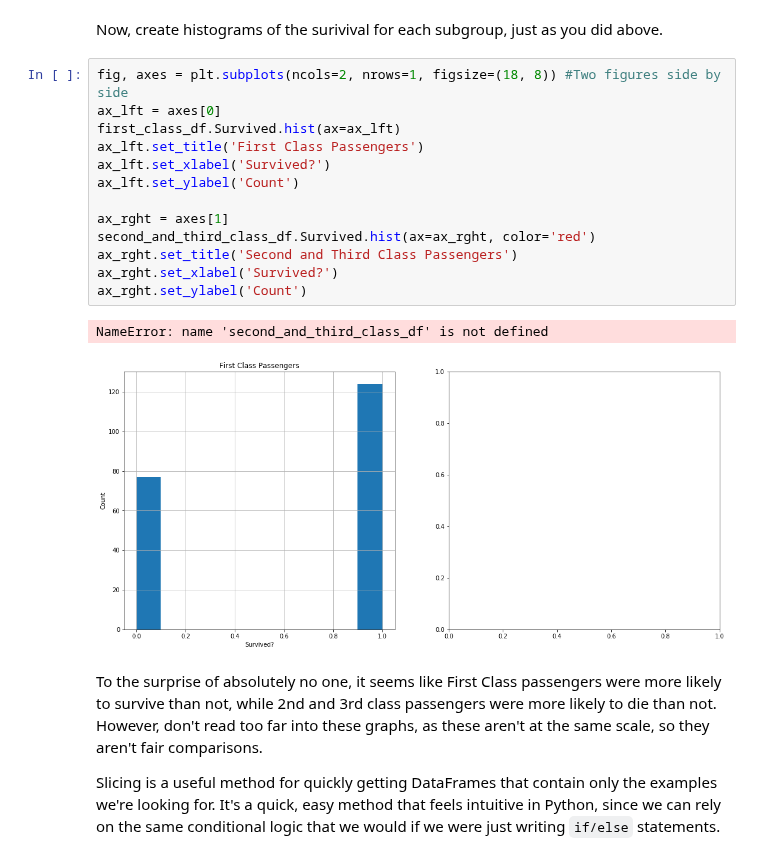
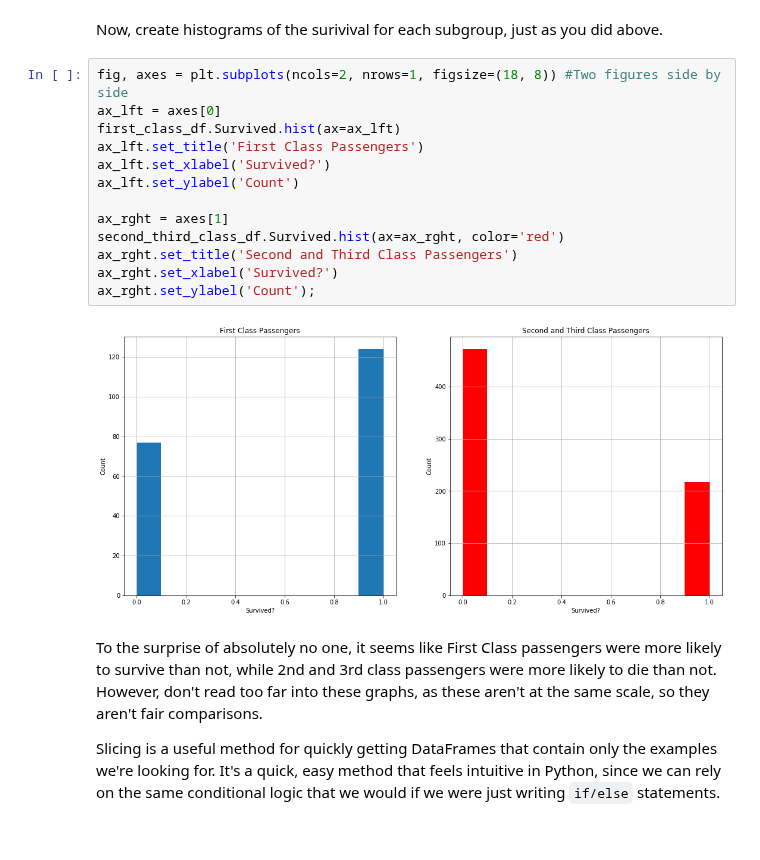
Before and after one commit to cjriggio/dsc-using-sql-with-pandas-lab-nyc-ds-career-042219, a Jupyter notebook: index.ipynb, the cells around one changed output. Cells and saved outputs as stored; diff of their text form.

```diff
--- a/index.ipynb
+++ b/index.ipynb
@@ -154,19 +154,18 @@ Now, create histograms of the surivival for each subgroup, just as you did above
 # %%
 fig, axes = plt.subplots(ncols=2, nrows=1, figsize=(18, 8)) #Two figures side by side
 ax_lft = axes[0]
 first_class_df.Survived.hist(ax=ax_lft)
 ax_lft.set_title('First Class Passengers')
 ax_lft.set_xlabel('Survived?')
 ax_lft.set_ylabel('Count')
 
 ax_rght = axes[1]
-second_and_third_class_df.Survived.hist(ax=ax_rght, color='red')
+second_third_class_df.Survived.hist(ax=ax_rght, color='red')
 ax_rght.set_title('Second and Third Class Passengers')
 ax_rght.set_xlabel('Survived?')
-ax_rght.set_ylabel('Count')
+ax_rght.set_ylabel('Count');
 # %% [output]
-NameError: name 'second_and_third_class_df' is not defined
-[figure, old version]
+[figure, new version]
 # %% [markdown]
 To the surprise of absolutely no one, it seems like First Class passengers were more likely to survive than not, while 2nd and 3rd class passengers were more likely to die than not.  However, don't read too far into these graphs, as these aren't at the same scale, so they aren't fair comparisons.
 
```
